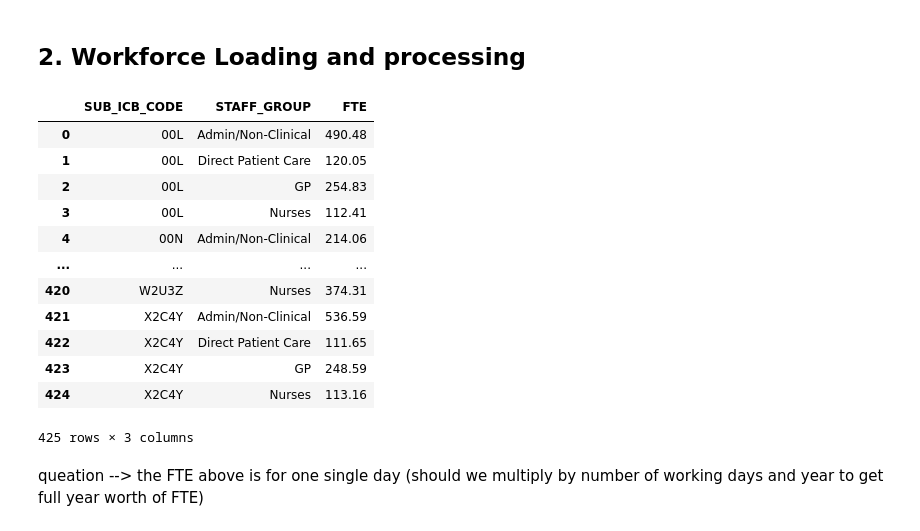
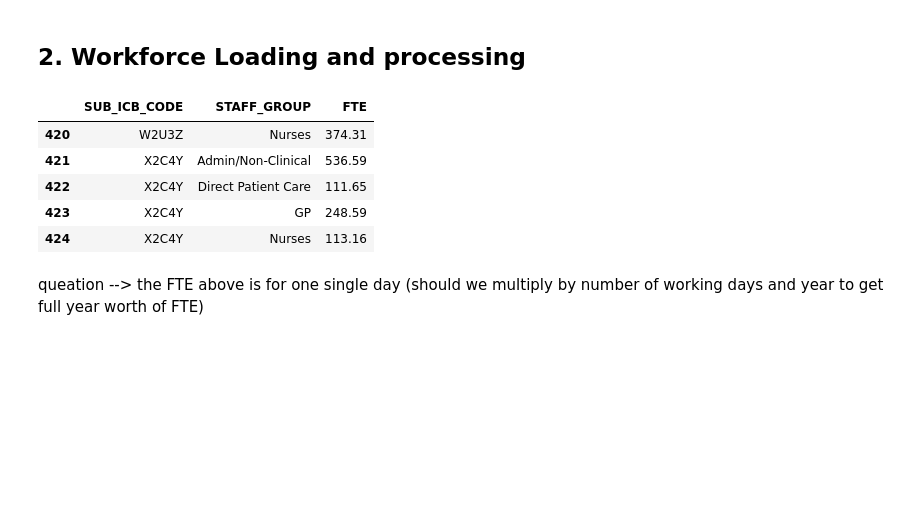
Before and after one commit to Norfolk-Suffolk-ICS/PrimaryCareDemandAndCapacity, a Jupyter notebook: notebooks/2e_Appointments_vs_staffing.ipynb, the cells around one changed output. Saved outputs shown, nothing was run; the diff lists cells and outputs as text; code cells hidden in the pictures; blank space fills up the shorter version.

```diff
--- a/notebooks/2e_Appointments_vs_staffing.ipynb
+++ b/notebooks/2e_Appointments_vs_staffing.ipynb
@@ -149,27 +152,20 @@ def process_workforce(df):
 # %%
 workforce_entry =  catalog.get_catalog_entry_by_name(GP_WORKFORCE_CATALOG)
 workforce_df = workforce_entry.load()
 
 # To match the names of icbs at the end
 col = ['ICB_CODE','ICB_NAME','SUB_ICB_CODE','SUB_ICB_NAME']
 icb_name_code_match = workforce_df[col].drop_duplicates().reset_index(drop=True)
 
 workforce_df = process_workforce(workforce_df)
-workforce_df
+workforce_df.tail()
 # %% [output]
 |  | SUB_ICB_CODE | STAFF_GROUP | FTE |
-| 0 | 00L | Admin/Non-Clinical | 490.48 |
-| 1 | 00L | Direct Patient Care | 120.05 |
-| 2 | 00L | GP | 254.83 |
-| 3 | 00L | Nurses | 112.41 |
-| 4 | 00N | Admin/Non-Clinical | 214.06 |
-| ... | ... | ... | ... |
 | 420 | W2U3Z | Nurses | 374.31 |
 | 421 | X2C4Y | Admin/Non-Clinical | 536.59 |
 | 422 | X2C4Y | Direct Patient Care | 111.65 |
 | 423 | X2C4Y | GP | 248.59 |
 | 424 | X2C4Y | Nurses | 113.16 |
-425 rows × 3 columns
 # %% [markdown]
 queation --> the FTE above is for one single day (should we multiply by number of working days and year to get full year worth of FTE)
 # %% [markdown]
```
Also changed, not shown: parts of 25 cells of this notebook.
